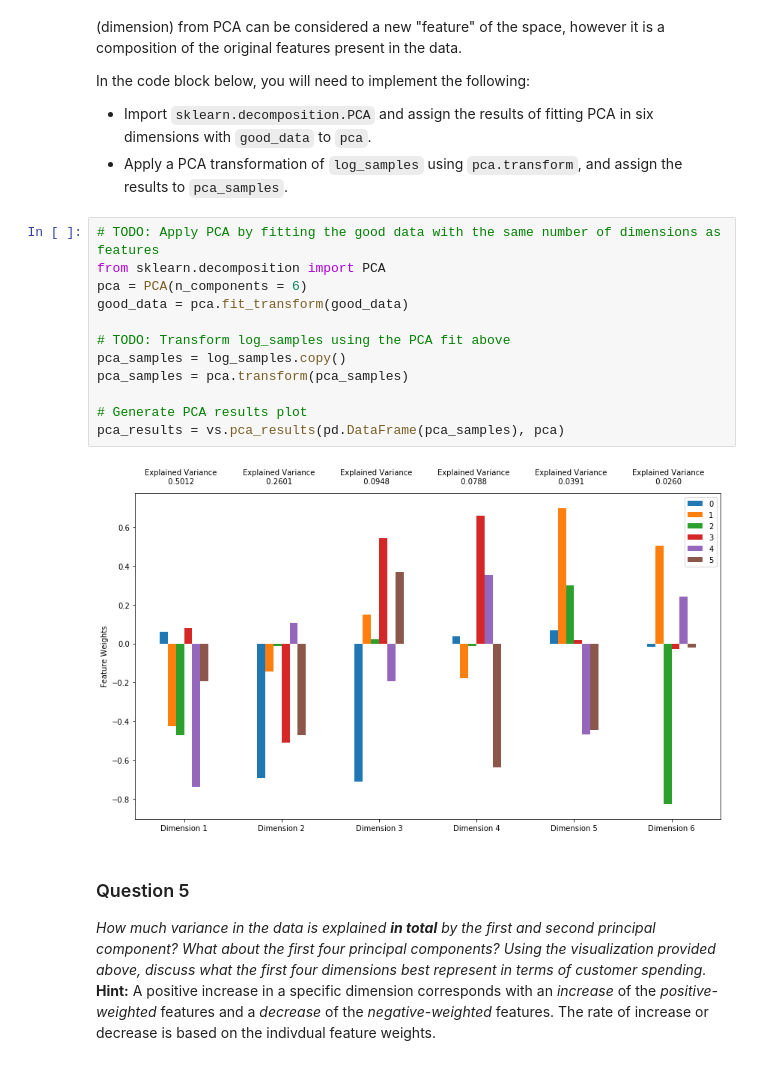
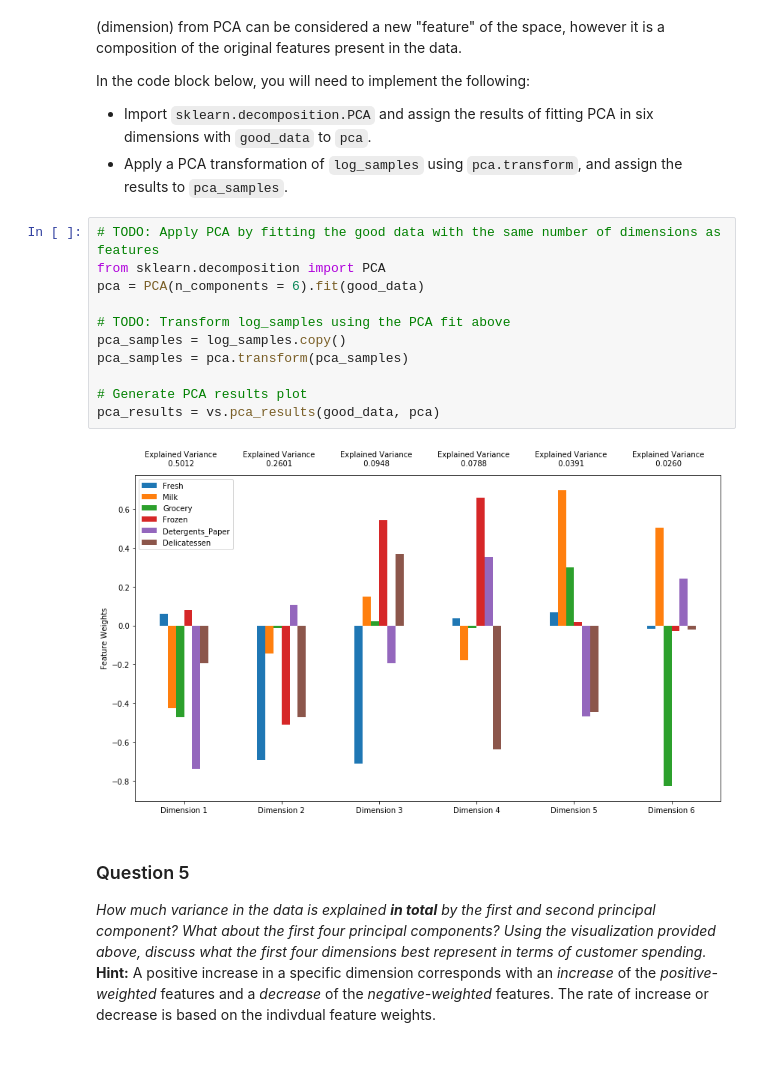
Before and after one commit to khchanaq/Udacity_machinelearning_nano_P3, a Jupyter notebook: customer_segments.ipynb, the cells around one changed output. Drawn from its saved outputs; the diff is of its cells as text.

```diff
--- a/customer_segments.ipynb
+++ b/customer_segments.ipynb
@@ -334,17 +272,16 @@ In the code block below, you will need to implement the following:
 # %%
 # TODO: Apply PCA by fitting the good data with the same number of dimensions as features
 from sklearn.decomposition import PCA
-pca = PCA(n_components = 6)
-good_data = pca.fit_transform(good_data)
+pca = PCA(n_components = 6).fit(good_data)
 
 # TODO: Transform log_samples using the PCA fit above
 pca_samples = log_samples.copy()
 pca_samples = pca.transform(pca_samples)
 
 # Generate PCA results plot
-pca_results = vs.pca_results(pd.DataFrame(pca_samples), pca)
+pca_results = vs.pca_results(good_data, pca)
 # %% [output]
-[figure, old version]
+[figure, new version]
 # %% [markdown]
 ### Question 5
 *How much variance in the data is explained* ***in total*** *by the first and second principal component? What about the first four principal components? Using the visualization provided above, discuss what the first four dimensions best represent in terms of customer spending.*
```
Also changed, not shown: parts of 18 cells of this notebook, 1 other file.
